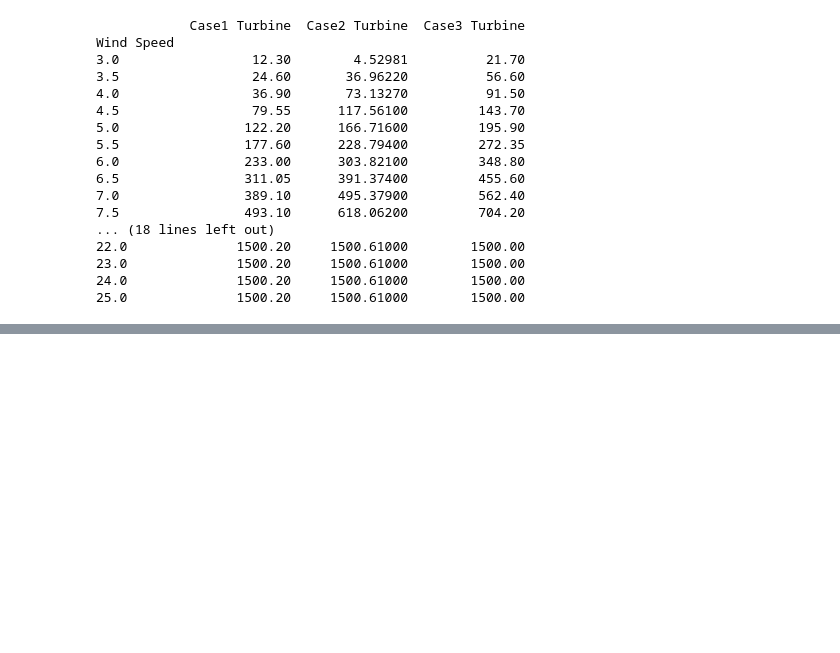
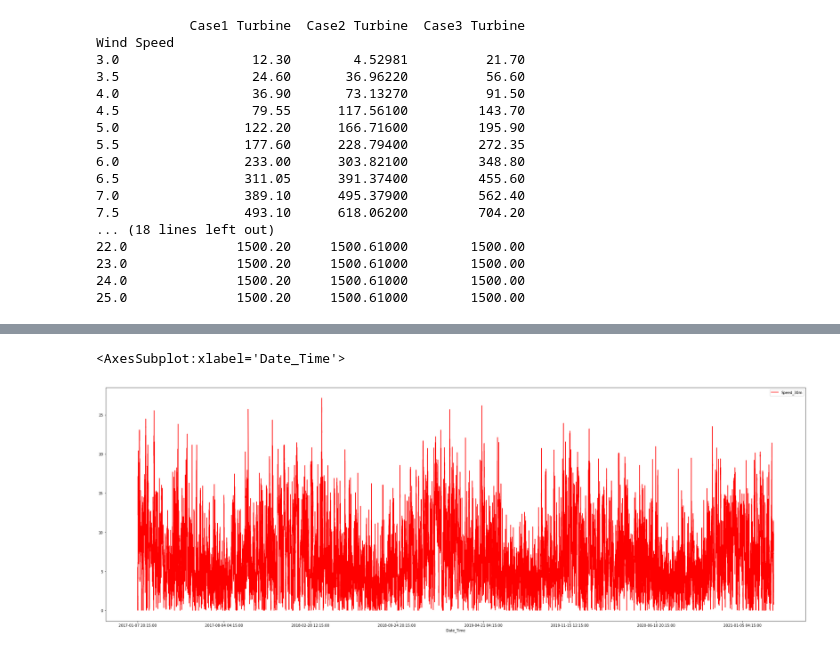
Before and after one commit to tamas-paulik/WindPower_Estimation, a Jupyter notebook: Untitled.ipynb, the cells around one changed output, grey strips where cells are left out. Saved outputs shown, nothing was run; the diff lists cells and outputs as text; code cells hidden in the pictures; blank space fills up the shorter version.

```diff
--- a/Untitled.ipynb
+++ b/Untitled.ipynb
@@ -74,0 +145,7 @@ all_turbines_power_curve_dataframe.plot(kind='line',y='Case3 Turbine',style=['b-
+# %%
+fig = plt.figure(figsize=(35,12))
+ax1 = plt.gca()
+measurement_case_1.plot(kind='line', x='Date_Time', y='Speed_30m',style=['r-'], ax=ax1)
+# %% [output]
+<AxesSubplot:xlabel='Date_Time'>
+[figure, added]
```
Also changed, not shown: parts of 7 cells of this notebook.
